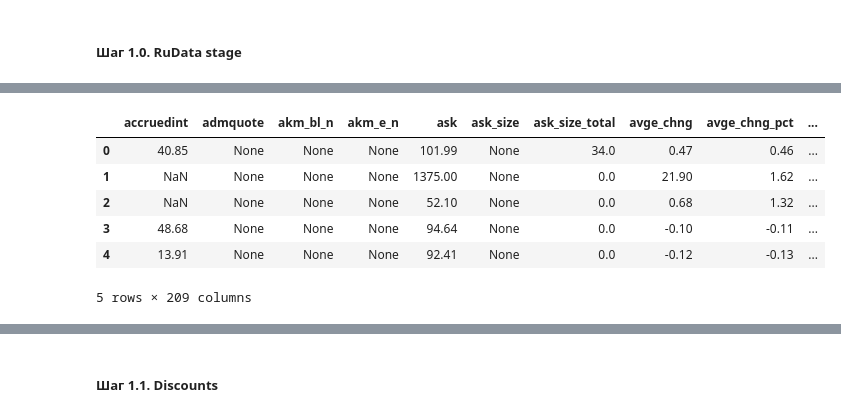
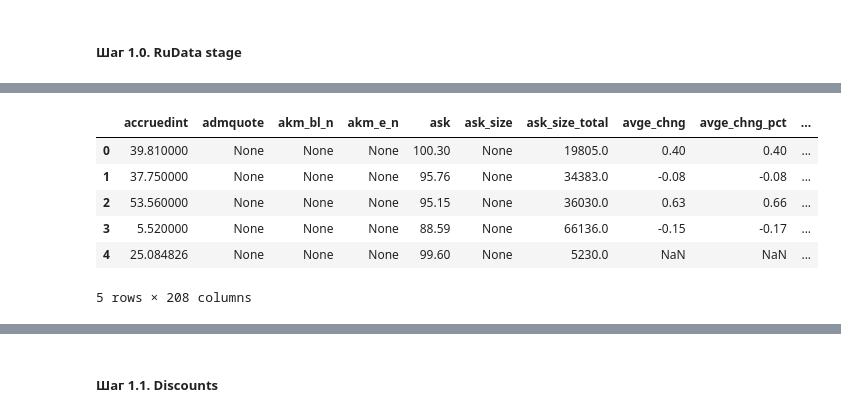
Before and after one commit to alexkobz/insurance, a Jupyter notebook: prices.ipynb, the cells around one changed output, grey strips where cells are left out. Drawn from its saved outputs; the diff is of its cells as text; code cells hidden in the pictures.

Commit message:
fix prices

```diff
--- a/prices.ipynb
+++ b/prices.ipynb
@@ -101,41 +101,41 @@ import socket
 from typing import List, Union, Optional, Dict, Any
 from rudata import DocsAPI
 
-# isins = Prices[Prices["Price"].isna()].index.unique().tolist()
-# key = "EndOfDay"
-# url: str = getattr(DocsAPI, key).url
-# payload: Dict[str, Any] = getattr(DocsAPI, key)().payload()
-# payloads = []
-# for isin in isins:
-#     payload["isin"] = isin
-#     payloads.append(payload.copy())
+isins = Prices[Prices["Price"].isna()].index.unique().tolist()
+key = "EndOfDay"
+url: str = getattr(DocsAPI, key).url
+payload: Dict[str, Any] = getattr(DocsAPI, key)().payload()
+payloads = []
+for isin in isins:
+    payload["isin"] = isin
+    payloads.append(payload.copy())
 
-# async def end_of_day_rudata():
-#     end_of_day = []
-#     async with aiohttp.ClientSession(
-#             connector=aiohttp.TCPConnector(limit=DocsAPI.LIMIT,
-#                                            family=socket.AF_INET),
-#             trust_env=True,
-#             timeout=aiohttp.ClientTimeout(3600)
-#     ) as session:
-#         for i, chunk in enumerate(divide_chunks(payloads, DocsAPI.LIMIT)):
-#             tasks: List[asyncio.Task] = [asyncio.create_task(
-#                 RuDataRequest(url, session).post(payload=payload)
-#             ) for payload in chunk]
-#             resAll: List[List[dict]] = [await task for task in asyncio.as_completed(tasks, timeout=600)]
-#             result: List[dict] = [row for task_res in resAll for row in task_res]
-#             end_of_day.extend(result)
-#     return end_of_day
+async def end_of_day_rudata():
+    end_of_day = []
+    async with aiohttp.ClientSession(
+            connector=aiohttp.TCPConnector(limit=DocsAPI.LIMIT,
+                                           family=socket.AF_INET),
+            trust_env=True,
+            timeout=aiohttp.ClientTimeout(3600)
+    ) as session:
+        for i, chunk in enumerate(divide_chunks(payloads, DocsAPI.LIMIT)):
+            tasks: List[asyncio.Task] = [asyncio.create_task(
+                RuDataRequest(url, session).post(payload=payload)
+            ) for payload in chunk]
+            resAll: List[List[dict]] = [await task for task in asyncio.as_completed(tasks, timeout=600)]
+            result: List[dict] = [row for task_res in resAll for row in task_res]
+            end_of_day.extend(result)
+    return end_of_day
 
-# end_of_day = asyncio.run(end_of_day_rudata())
-# EndOfDay = pd.DataFrame(end_of_day)
-EndOfDay: pd.DataFrame = pd.read_sql(
-                    f"""
-                    SELECT *
-                    FROM "EndOfDay"
-                    where report_monthyear = '{RuDataDF.report_monthyear}'
-                    """
-                    , RuDataDF.engine
-                )
+end_of_day = asyncio.run(end_of_day_rudata())
+EndOfDay = pd.DataFrame(end_of_day)
+# EndOfDay: pd.DataFrame = pd.read_sql(
+#                     f"""
+#                     SELECT *
+#                     FROM "EndOfDay"
+#                     where report_monthyear = '{RuDataDF.report_monthyear}'
+#                     """
+#                     , RuDataDF.engine
+#                 )
 EndOfDay.head()
 # %% [output]
@@ -144,7 +144,7 @@ Wall time: 52.2 ms
 |  | accruedint | admquote | akm_bl_n | akm_e_n | ask | ask_size | ask_size_total | avge_chng | avge_chng_pct | ... |
-| 0 | 40.85 | None | None | None | 101.99 | None | 34.0 | 0.47 | 0.46 | ... |
-| 1 | NaN | None | None | None | 1375.00 | None | 0.0 | 21.90 | 1.62 | ... |
-| 2 | NaN | None | None | None | 52.10 | None | 0.0 | 0.68 | 1.32 | ... |
-| 3 | 48.68 | None | None | None | 94.64 | None | 0.0 | -0.10 | -0.11 | ... |
-| 4 | 13.91 | None | None | None | 92.41 | None | 0.0 | -0.12 | -0.13 | ... |
+| 0 | 39.810000 | None | None | None | 100.30 | None | 19805.0 | 0.40 | 0.40 | ... |
+| 1 | 37.750000 | None | None | None | 95.76 | None | 34383.0 | -0.08 | -0.08 | ... |
+| 2 | 53.560000 | None | None | None | 95.15 | None | 36030.0 | 0.63 | 0.66 | ... |
+| 3 | 5.520000 | None | None | None | 88.59 | None | 66136.0 | -0.15 | -0.17 | ... |
+| 4 | 25.084826 | None | None | None | 99.60 | None | 5230.0 | NaN | NaN | ... |
-5 rows × 209 columns
+5 rows × 208 columns
```
Also changed, not shown: parts of 24 cells of this notebook, 2 other files.
